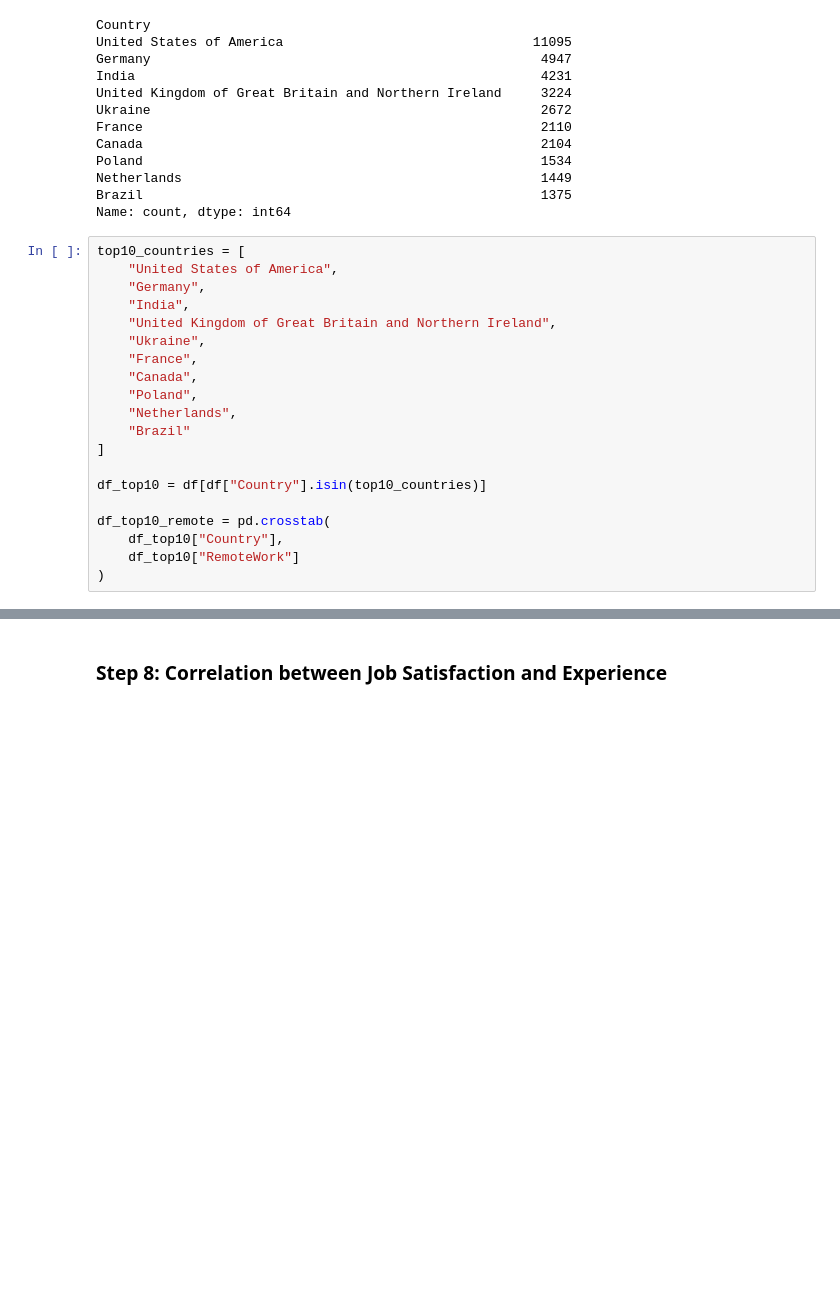
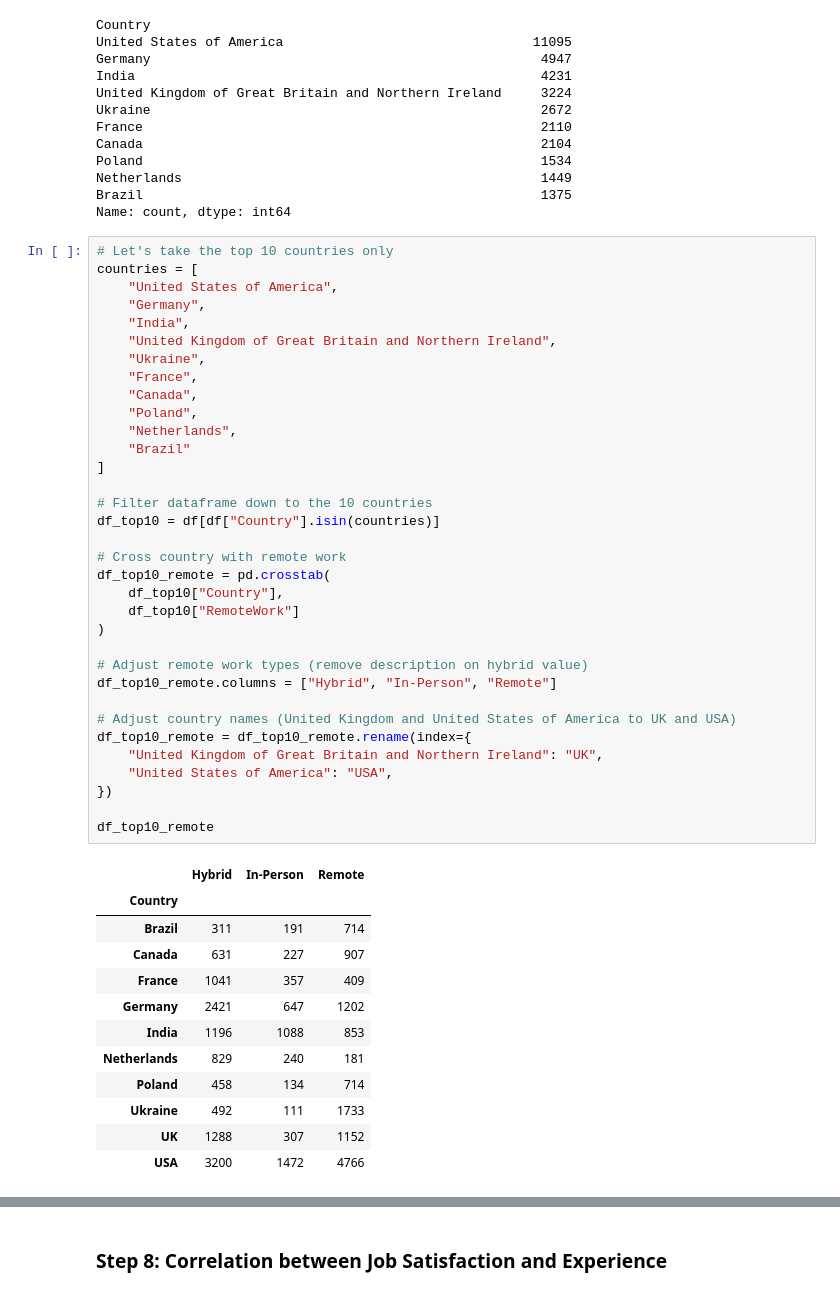
Before and after one commit to lgaoandy/npower-data-analytics-labs, a Jupyter notebook: IBM_Data_Analyst_Professional/C9/Lab13_Finding_How_The_Data_Is_Distributed.ipynb, the cells around one changed output, grey strips where cells are left out. Cells and saved outputs as stored; diff of their text form; blank space fills up the shorter version.

```diff
--- a/IBM_Data_Analyst_Professional/C9/Lab13_Finding_How_The_Data_Is_Distributed.ipynb
+++ b/IBM_Data_Analyst_Professional/C9/Lab13_Finding_How_The_Data_Is_Distributed.ipynb
@@ -404,25 +404,52 @@ Netherlands                                              1449
 Brazil                                                   1375
 Name: count, dtype: int64
 # %%
-top10_countries = [
+# Let's take the top 10 countries only
+countries = [
     "United States of America",
     "Germany",
     "India",
     "United Kingdom of Great Britain and Northern Ireland",
     "Ukraine",
     "France",
     "Canada",
     "Poland",
     "Netherlands",
     "Brazil"
 ]
 
-df_top10 = df[df["Country"].isin(top10_countries)]
+# Filter dataframe down to the 10 countries
+df_top10 = df[df["Country"].isin(countries)]
 
+# Cross country with remote work
 df_top10_remote = pd.crosstab(
     df_top10["Country"],
     df_top10["RemoteWork"]
 )
+
+# Adjust remote work types (remove description on hybrid value)
+df_top10_remote.columns = ["Hybrid", "In-Person", "Remote"]
+
+# Adjust country names (United Kingdom and United States of America to UK and USA)
+df_top10_remote = df_top10_remote.rename(index={
+    "United Kingdom of Great Britain and Northern Ireland": "UK",
+    "United States of America": "USA",
+})
+
+df_top10_remote
+# %% [output]
+|  | Hybrid | In-Person | Remote |
+| Country |  |  |  |
+| Brazil | 311 | 191 | 714 |
+| Canada | 631 | 227 | 907 |
+| France | 1041 | 357 | 409 |
+| Germany | 2421 | 647 | 1202 |
+| India | 1196 | 1088 | 853 |
+| Netherlands | 829 | 240 | 181 |
+| Poland | 458 | 134 | 714 |
+| Ukraine | 492 | 111 | 1733 |
+| UK | 1288 | 307 | 1152 |
+| USA | 3200 | 1472 | 4766 |
 # %%
 plt.figure(figsize=(10, 5))
 
```
Also changed, not shown: parts of 4 cells of this notebook.
